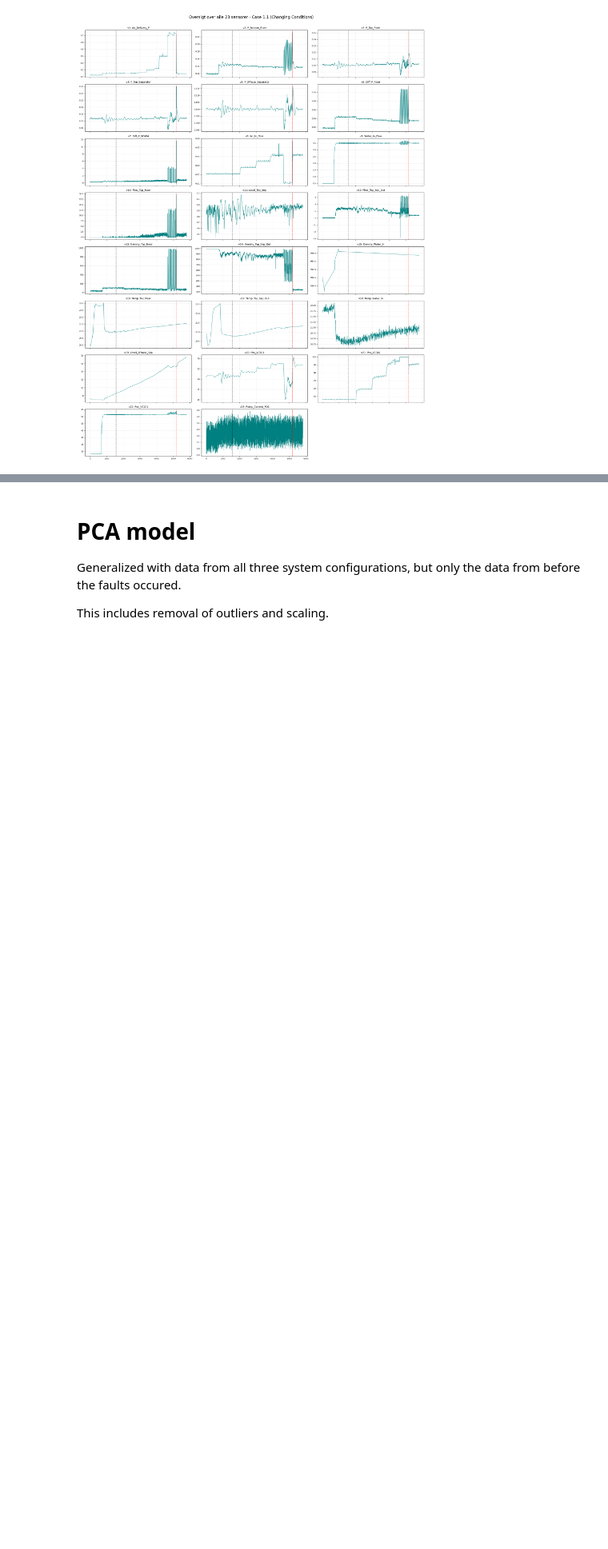
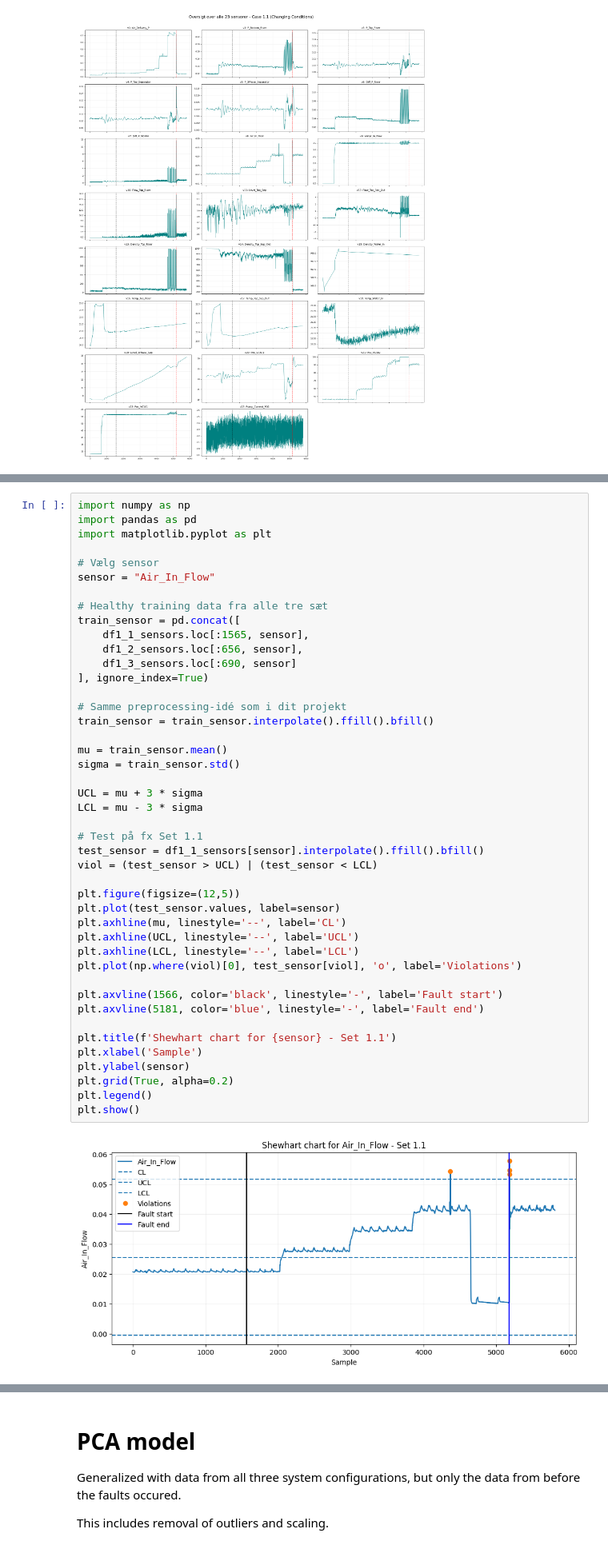
Before and after one commit to PeterAndersen-sdu/Fault-detection-project, a Jupyter notebook: project.ipynb, the cells around one changed output, grey strips where cells are left out. Shown at 80% size. Saved outputs shown, nothing was run; the diff lists cells and outputs as text; blank space fills up the shorter version.

```diff
--- a/project.ipynb
+++ b/project.ipynb
@@ -164,0 +396,46 @@ plt.show()
+# %%
+import numpy as np
+import pandas as pd
+import matplotlib.pyplot as plt
+
+# Vælg sensor
+sensor = "Air_In_Flow"
+
+# Healthy training data fra alle tre sæt
+train_sensor = pd.concat([
+    df1_1_sensors.loc[:1565, sensor],
+    df1_2_sensors.loc[:656, sensor],
+    df1_3_sensors.loc[:690, sensor]
+], ignore_index=True)
+
+# Samme preprocessing-idé som i dit projekt
+train_sensor = train_sensor.interpolate().ffill().bfill()
+
+mu = train_sensor.mean()
+sigma = train_sensor.std()
+
+UCL = mu + 3 * sigma
+LCL = mu - 3 * sigma
+
+# Test på fx Set 1.1
+test_sensor = df1_1_sensors[sensor].interpolate().ffill().bfill()
+viol = (test_sensor > UCL) | (test_sensor < LCL)
+
+plt.figure(figsize=(12,5))
+plt.plot(test_sensor.values, label=sensor)
+plt.axhline(mu, linestyle='--', label='CL')
+plt.axhline(UCL, linestyle='--', label='UCL')
+plt.axhline(LCL, linestyle='--', label='LCL')
+plt.plot(np.where(viol)[0], test_sensor[viol], 'o', label='Violations')
+
+plt.axvline(1566, color='black', linestyle='-', label='Fault start')
+plt.axvline(5181, color='blue', linestyle='-', label='Fault end')
+
+plt.title(f'Shewhart chart for {sensor} - Set 1.1')
+plt.xlabel('Sample')
+plt.ylabel(sensor)
+plt.grid(True, alpha=0.2)
+plt.legend()
+plt.show()
+# %% [output]
+[figure, added]
```
Also changed, not shown: parts of 23 cells of this notebook, 1 other file.
